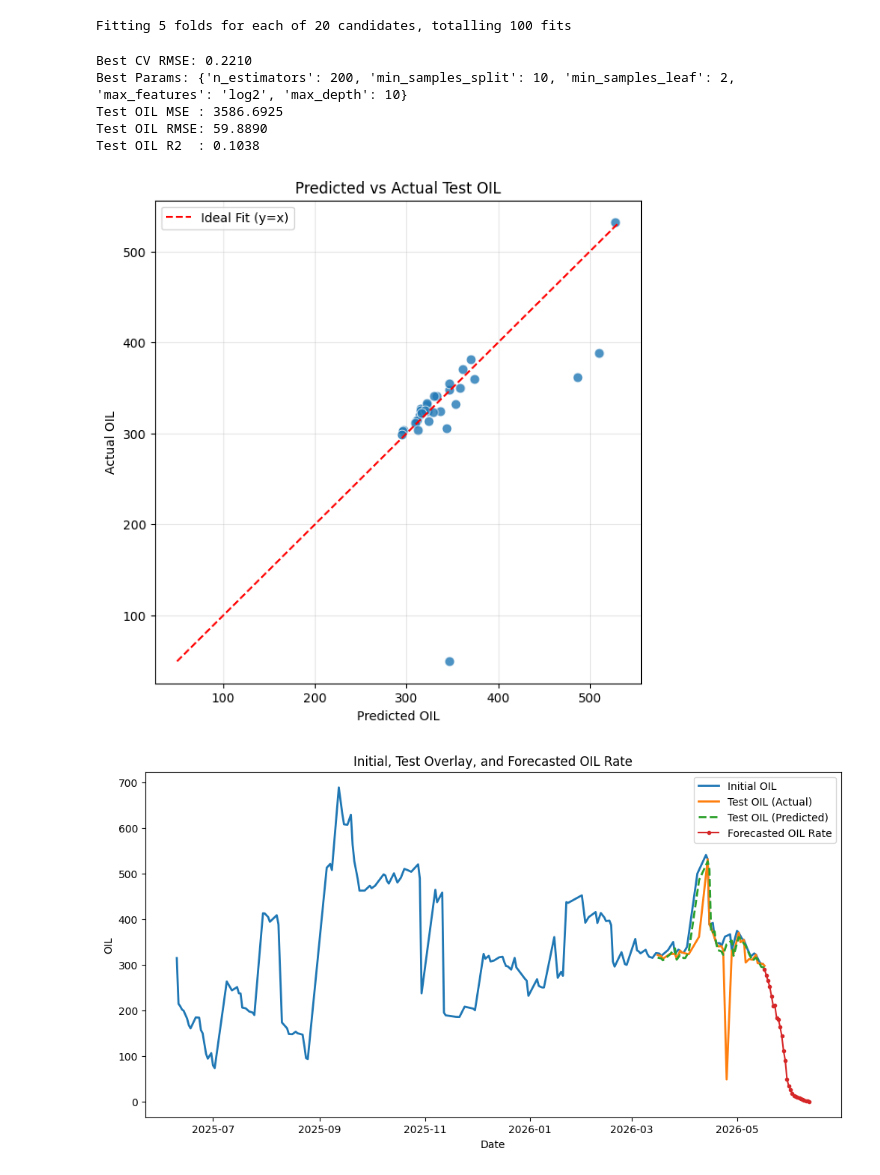
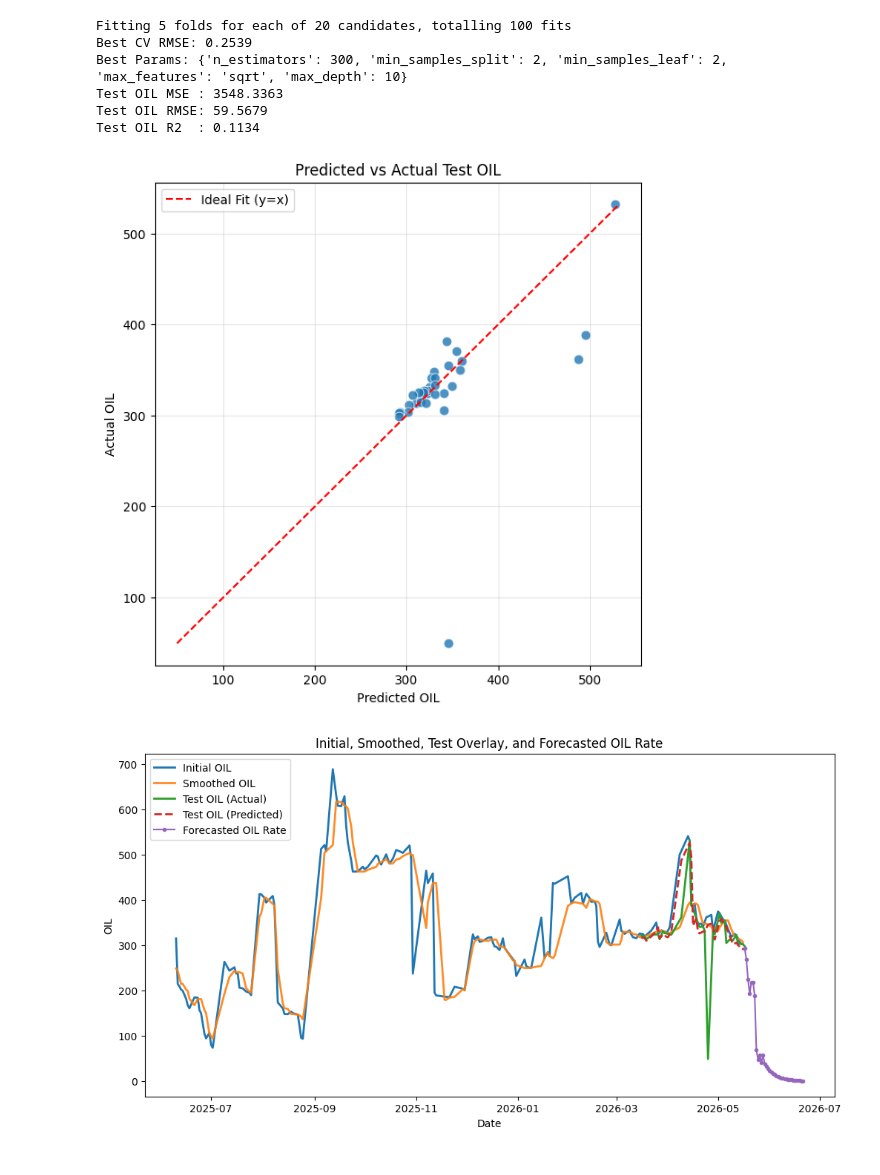
Before and after one commit to Rian021102/dca_ml, a Jupyter notebook: notebook/rf03.ipynb, the cells around one changed output. Drawn from its saved outputs; the diff is of its cells as text; code cells hidden in the pictures.

```diff
--- a/notebook/rf03.ipynb
+++ b/notebook/rf03.ipynb
@@ -13,6 +13,8 @@ def load_data(path):
     df["TEST_DATE"] = pd.to_datetime(df["TEST_DATE"])
     df = df.sort_values("TEST_DATE").dropna(subset=["OIL"]).reset_index(drop=True)
     df = df[df["OIL"] > 0].reset_index(drop=True)
+    # Smooth oil rate to capture decline trend
+    df["OIL_SMOOTH"] = df["OIL"].rolling(window=7, min_periods=1).median()
     return df
 # %%
 def visualize_data(df):
@@ -35,7 +37,7 @@ def main():
     # Load data
     path = "/home/rian/python_project/myvenv/dca_ml/data/test_data.csv"
     df = load_data(path)
-    df['LN_OIL'] = np.log(df['OIL'])
+    df['LN_OIL'] = np.log(df['OIL_SMOOTH'])
     df['OIL_NEXT'] = df['OIL'].shift(-1)
     df['NEXT_TEST_DATE'] = df['TEST_DATE'].shift(-1)
     df['DELTA_T'] = (df['NEXT_TEST_DATE'] - df['TEST_DATE']).dt.total_seconds() / 86400.0
@@ -51,7 +53,7 @@ def main():
 
     # Create supervised features with a rolling window of 30 past LN_OIL values
     # and target as decline ratio ln(q(t)/q(t+1)) / delta_t.
-    time_steps = 30
+    time_steps = 5
     X_all, y_all, target_indices = create_dataset(feature_series, target_series, time_steps=time_steps)
 
     train_mask = target_indices < train_size
@@ -158,38 +160,39 @@ def main():
         q_t = q_last_observed * np.exp(-pred_dec_ratio * forecast_t)
         current_date = next_date
 
         if q_t <= stop_oil:
             q_t = stop_oil
             future_oil_predictions.append(q_t)
             future_dates.append(current_date)
             break
 
         future_oil_predictions.append(q_t)
         future_dates.append(current_date)
         history_ln.append(np.log(max(q_t, 1e-9)))
 
     # Single combined plot: historical OIL, test actual/predicted OIL, and future forecast.
     plt.figure(figsize=(12, 6))
     plt.plot(df["TEST_DATE"], df["OIL"], label="Initial OIL", linewidth=2)
+    plt.plot(df["TEST_DATE"], df["OIL_SMOOTH"], label="Smoothed OIL", linewidth=2, alpha=0.9)
     if len(test_dates) > 0:
         plt.plot(test_dates, actual_test_oil, label="Test OIL (Actual)", linewidth=2)
         plt.plot(test_dates, predicted_test_oil, label="Test OIL (Predicted)", linewidth=2, linestyle='--')
     if len(future_oil_predictions) > 0:
         plt.plot(future_dates, future_oil_predictions, label="Forecasted OIL Rate", marker='o', markersize=3)
-    plt.title("Initial, Test Overlay, and Forecasted OIL Rate")
+    plt.title("Initial, Smoothed, Test Overlay, and Forecasted OIL Rate")
     plt.xlabel("Date")
     plt.ylabel("OIL")
     plt.legend()
     plt.show()
 
 if __name__ == "__main__":
     main()
 # %% [output]
 Fitting 5 folds for each of 20 candidates, totalling 100 fits
+Best CV RMSE: 0.2539
+Best Params: {'n_estimators': 300, 'min_samples_split': 2, 'min_samples_leaf': 2, 'max_features': 'sqrt', 'max_depth': 10}
+Test OIL MSE : 3548.3363
+Test OIL RMSE: 59.5679
+Test OIL R2  : 0.1134
-Best CV RMSE: 0.2210
-Best Params: {'n_estimators': 200, 'min_samples_split': 10, 'min_samples_leaf': 2, 'max_features': 'log2', 'max_depth': 10}
-Test OIL MSE : 3586.6925
-Test OIL RMSE: 59.8890
-Test OIL R2  : 0.1038
-[figure, old version]
+[figure, new version]
-[figure, old version]
+[figure, new version]
```
Also changed, not shown: 6 other files.
